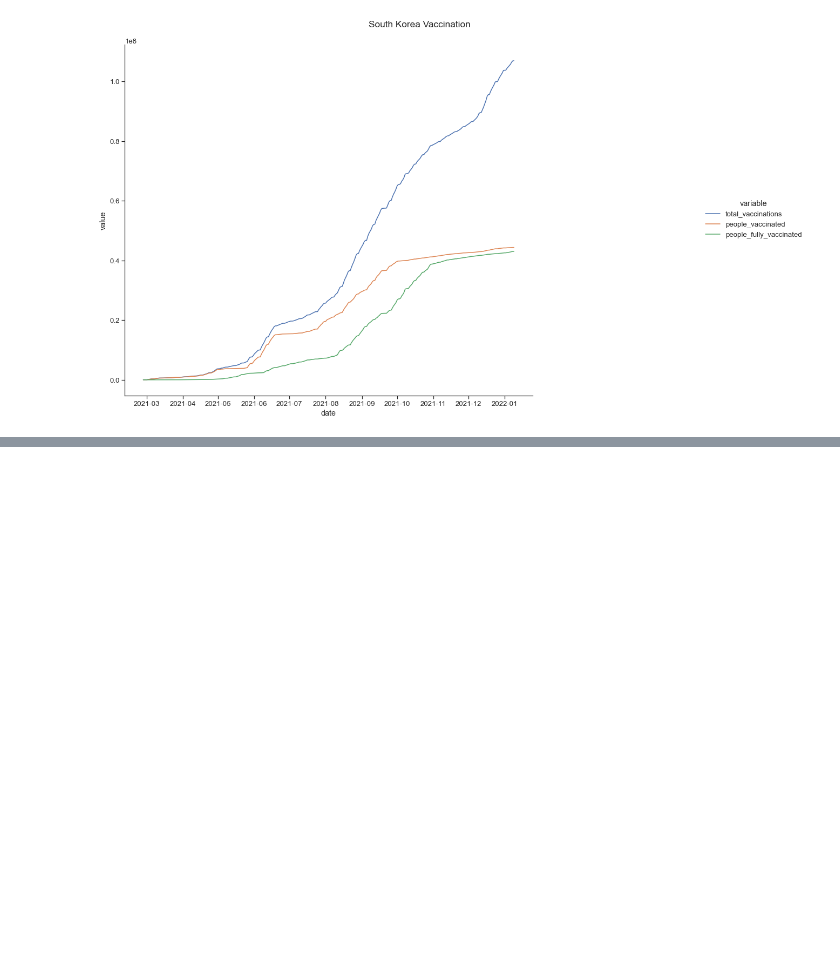
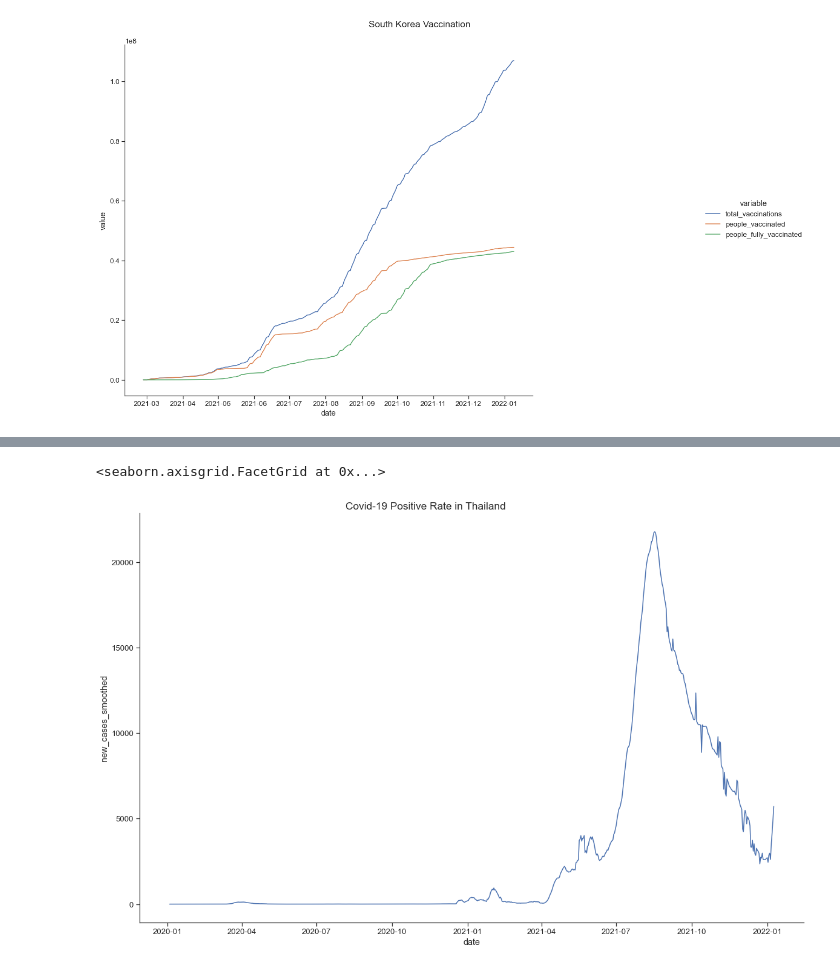
Before and after one commit to jitrapon/mads-milestone-i, a Jupyter notebook: exploration.ipynb, the cells around one changed output, grey strips where cells are left out. Saved outputs shown, nothing was run; the diff lists cells and outputs as text; code cells hidden in the pictures; blank space fills up the shorter version.

```diff
--- a/exploration.ipynb
+++ b/exploration.ipynb
@@ -130,0 +184,5 @@ visualize_country_vac(prepare_dataframe_for_visualization(covid_kor_df), 20, 11,
+# %%
+visualize_country_cases(covid_th_case_df, 20, 11, 'Covid-19 Positive Rate in Thailand')
+# %% [output]
+<seaborn.axisgrid.FacetGrid at 0x...>
+[figure, added]
```
Also changed, not shown: parts of 17 cells of this notebook, 1 other file.
